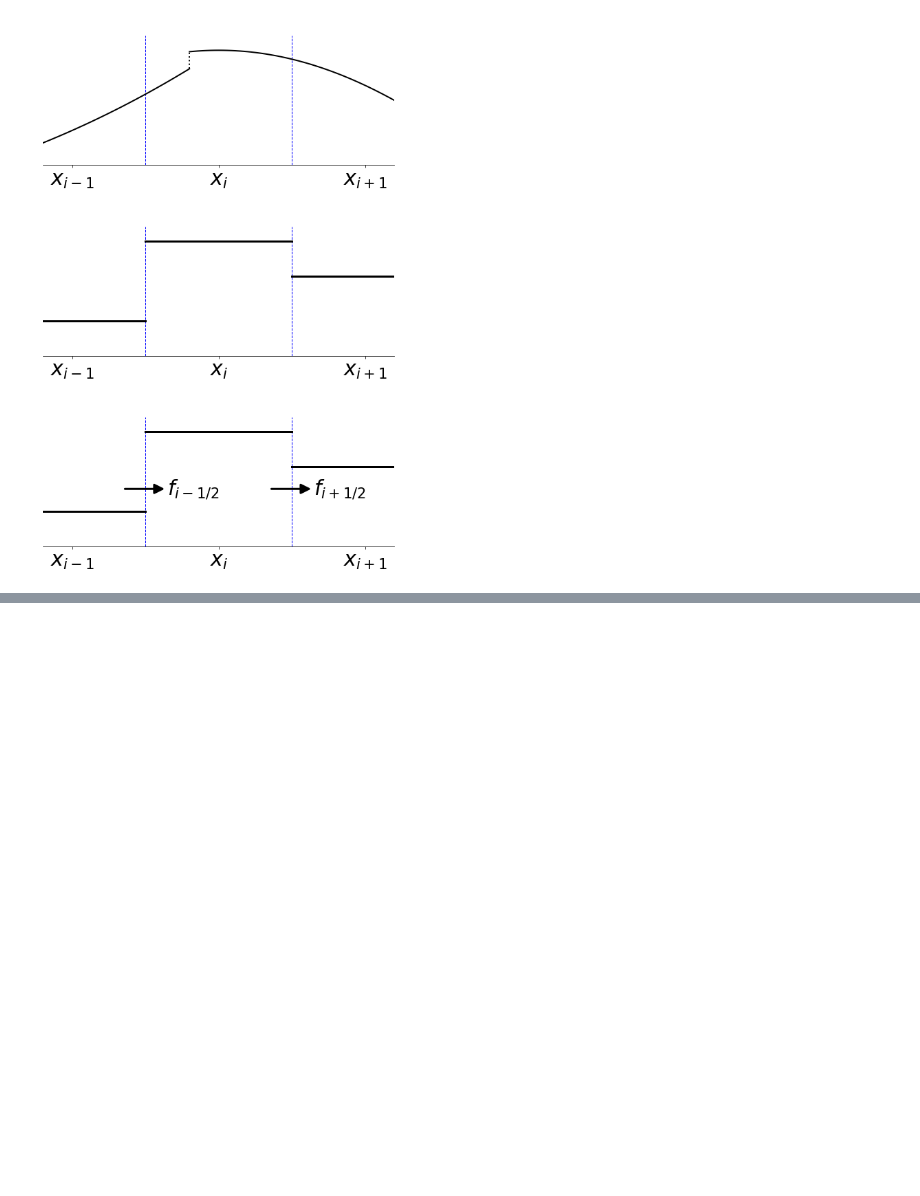
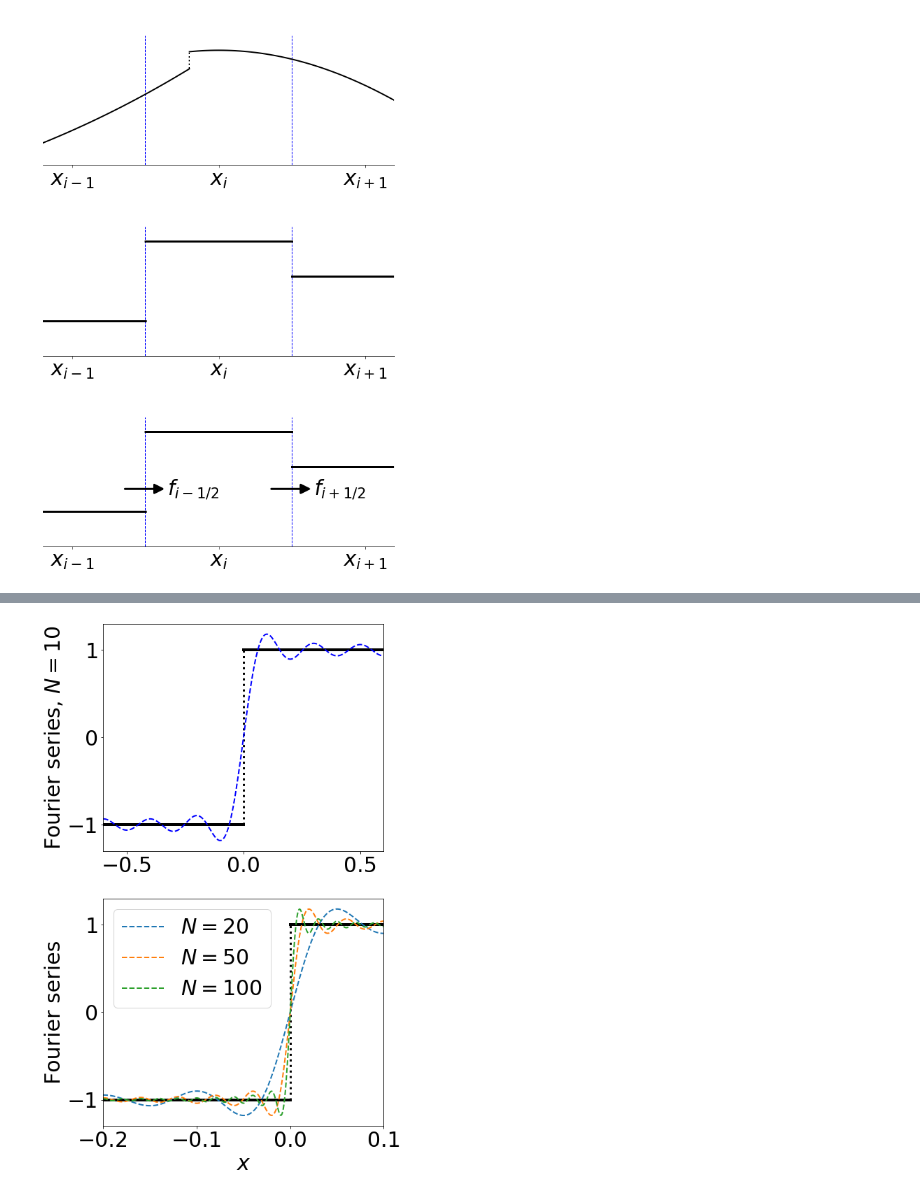
Before and after one commit to IanHawke/slides, a Jupyter notebook: icts-2020/figures/plots.ipynb, the cells around one changed output, grey strips where cells are left out. Saved outputs shown, nothing was run; the diff lists cells and outputs as text; code cells hidden in the pictures; blank space fills up the shorter version.

```diff
--- a/icts-2020/figures/plots.ipynb
+++ b/icts-2020/figures/plots.ipynb
@@ -451,0 +633,37 @@ array([0.72094336, 0.72094336, 1.        , 1.        , 0.87758256,
+# %%
+# Gibbs oscillations
+
+# f = signum(x)
+
+def partial_sum_H(x, N=10):
+    f_FS = numpy.zeros_like(x)
+    for n in range(1, N+1, 2):
+        f_FS += 4 / (n * numpy.pi) * numpy.sin(n * numpy.pi * x)
+    return f_FS
+
+x = numpy.linspace(-0.7, 0.7, 2000)
+
+fig, axes = pyplot.subplots(2, 1, figsize=(8, 12))
+
+axes[0].plot([-0.7, 0], [-1, -1], 'k-', lw=4)
+axes[0].plot([0, 0.7], [1, 1], 'k-', lw=4)
+axes[0].plot([0, 0], [-1, 1], 'k:', lw=3)
+axes[0].plot(x, partial_sum_H(x), 'b--', lw=2)
+axes[0].set_ylabel(r"Fourier series, $N=10$")
+axes[0].set_xlim(-0.6, 0.6)
+
+axes[1].plot([-0.7, 0], [-1, -1], 'k-', lw=4)
+axes[1].plot([0, 0.7], [1, 1], 'k-', lw=4)
+axes[1].plot([0, 0], [-1, 1], 'k:', lw=3)
+for N in [20, 50, 100]:
+    axes[1].plot(x, partial_sum_H(x, N), '--', lw=2, label=fr"$N={N}$")
+axes[1].set_ylabel(r"Fourier series")
+axes[1].set_xlabel(r"$x$")
+axes[1].legend()
+axes[1].set_xlim(-0.2, 0.1)
+
+fig.tight_layout()
+
+fig.savefig('gibbs_oscillations.png', bbox_inches='tight')
+# %% [output]
+[figure, added]
```
Also changed, not shown: parts of 4 cells of this notebook, 8 other files.
